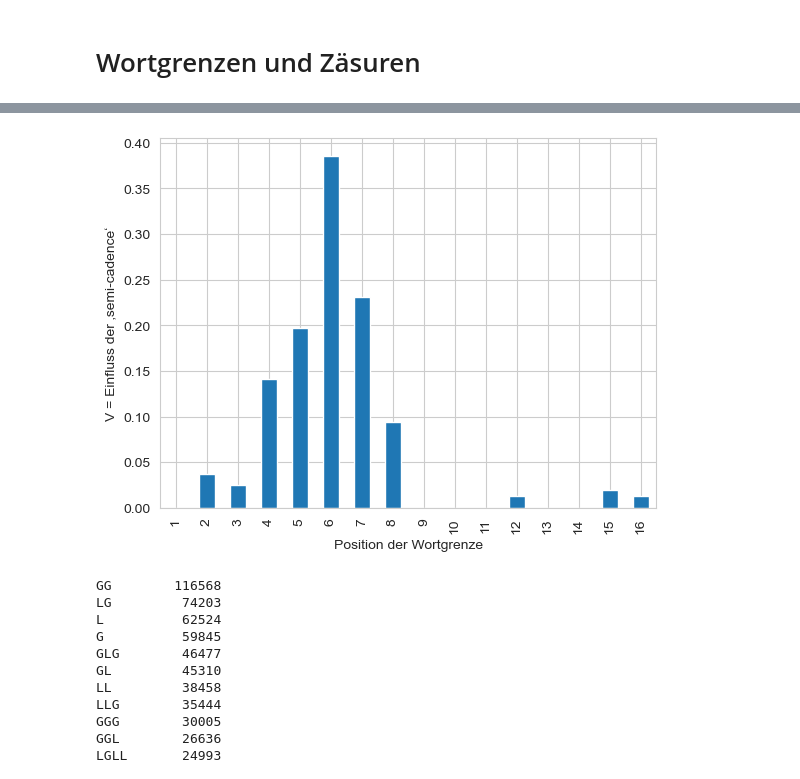
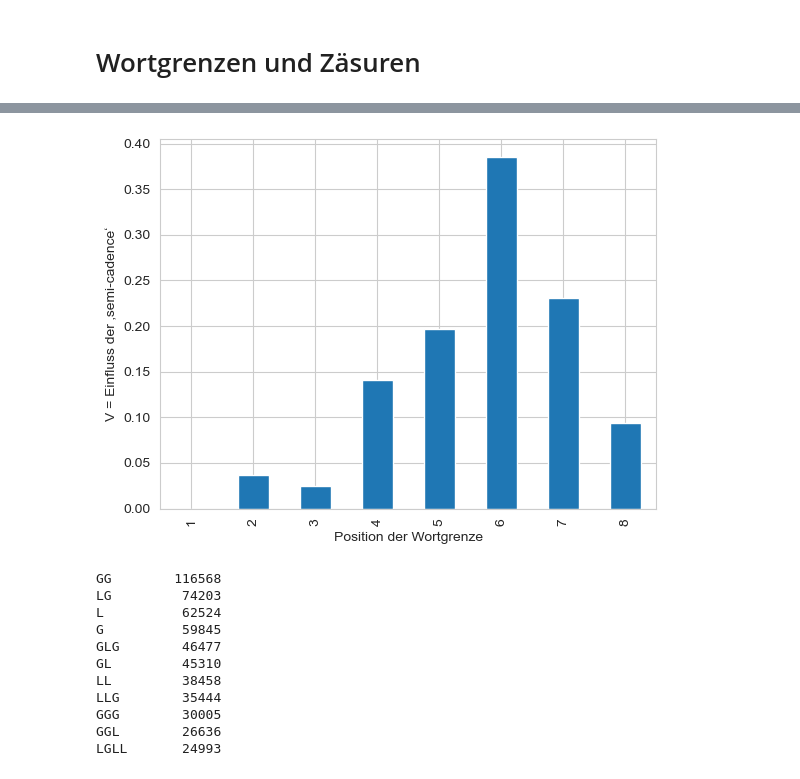
Before and after one commit to kmein/shloka, a Jupyter notebook: statistics.ipynb, the cells around one changed output, grey strips where cells are left out. Cells and saved outputs as stored; diff of their text form; code cells hidden in the pictures.

```diff
--- a/statistics.ipynb
+++ b/statistics.ipynb
@@ -767,4 +767,6 @@ shlokas["tmp_words"] = shlokas.apply(
 wortweise = shlokas.explode("tmp_words")
 for key in ["Position", "Sequenz", "Wort"]:
     wortweise[key] = wortweise["tmp_words"].apply(lambda x: x[key])
+wortweise["Position%8"] = (wortweise["Position"] - 1) % 8 + 1
+wortweise["Pāda"] = wortweise["Position"].apply(lambda position: "b, d" if position > 8 else "a, c")
 shlokas.drop(columns="tmp_words", inplace=True)
@@ -902,5 +902,5 @@ scipy.stats.contingency.association(contingency_semi_cadence_break_position
 # %%
-positions = wortweise["Position"].unique()
+positions = wortweise[wortweise["Position"] < 9]["Position"].unique()
 
 def word_break_at(position, qs):
     for index, sublist in enumerate_sublists(qs.split(".")):
@@ -919,11 +919,11 @@ for position in positions:
     else:
         effects_break[position-1] = np.nan
 # %%
-pd.Series(effects_break, index=range(1, 16+1)).plot.bar(xlabel="Position der Wortgrenze",
+pd.Series(effects_break, index=range(1,8+1)).plot.bar(xlabel="Position der Wortgrenze",
                                                         ylabel="V = Einfluss der ‚semi-cadence‘")
 write_figure("effect-caesura")
 # %% [output]
-[figure, old version]
+[figure, new version]
 # %%
 wortweise["Sequenz"].value_counts().head(50)
 # %% [output]
```
Also changed, not shown: parts of 24 cells of this notebook.
